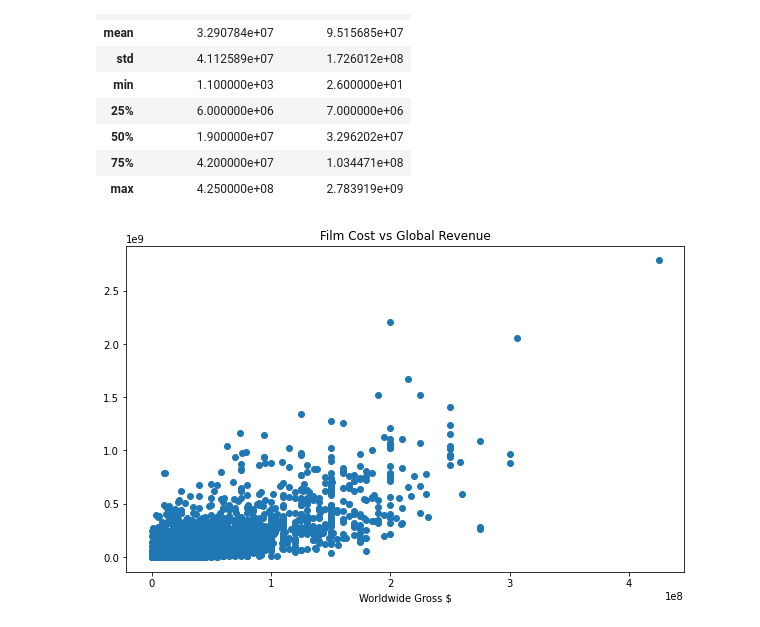
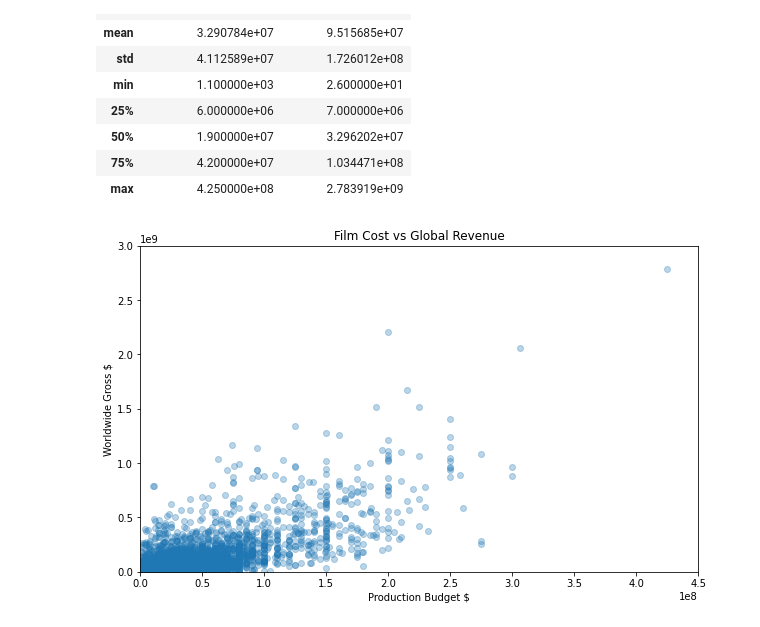
Before and after one commit to dkgiant/predict_movie, a Jupyter notebook: Linear Regression.ipynb, the cells around one changed output. Drawn from its saved outputs; the diff is of its cells as text; code cells hidden in the pictures.

Commit message:
visualize data set

```diff
--- a/Linear Regression.ipynb
+++ b/Linear Regression.ipynb
@@ -20,14 +20,16 @@ data.describe()
 | max | 4.250000e+08 | 2.783919e+09 |
 # %%
 X = DataFrame(data,columns =['production_budget_usd'])
-Y = DataFrame(data,columns = ['worldwide_gross_usd'])
+y = DataFrame(data,columns = ['worldwide_gross_usd'])
 # %%
 plt.figure(figsize=(10,6))
-plt.scatter(X,Y)
+plt.scatter(X,y,alpha=0.3)
+plt.rcParams['axes.facecolor'] = 'black'
 plt.title('Film Cost vs Global Revenue')
 plt.xlabel('Production Budget $')
-plt.xlabel('Worldwide Gross $')
-plt.ylim(0,3e3)
+plt.ylabel('Worldwide Gross $')
+plt.xlim(0,4.5e8)
+plt.ylim(0,3e9)
 plt.show()
 # %% [output]
-[figure, old version]
+[figure, new version]
```
